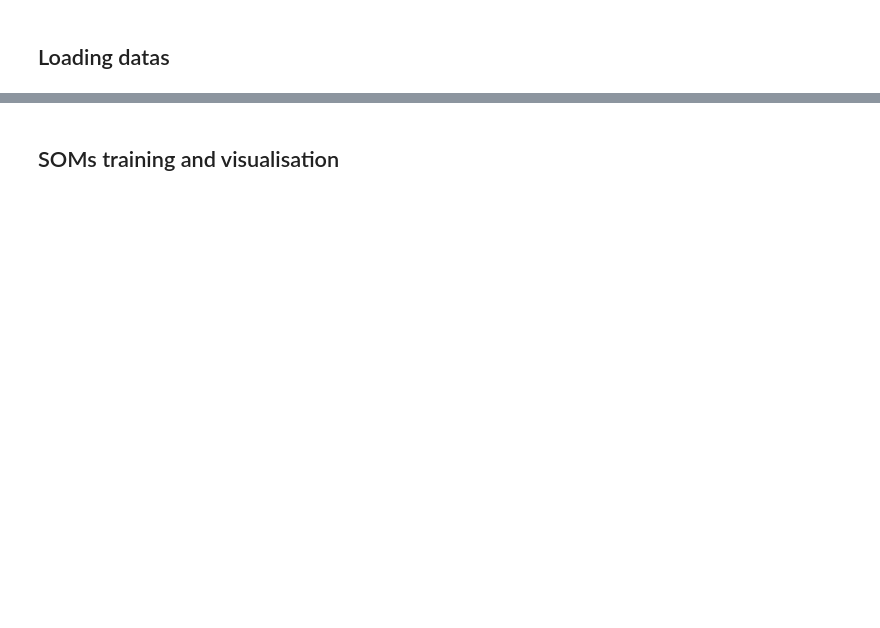
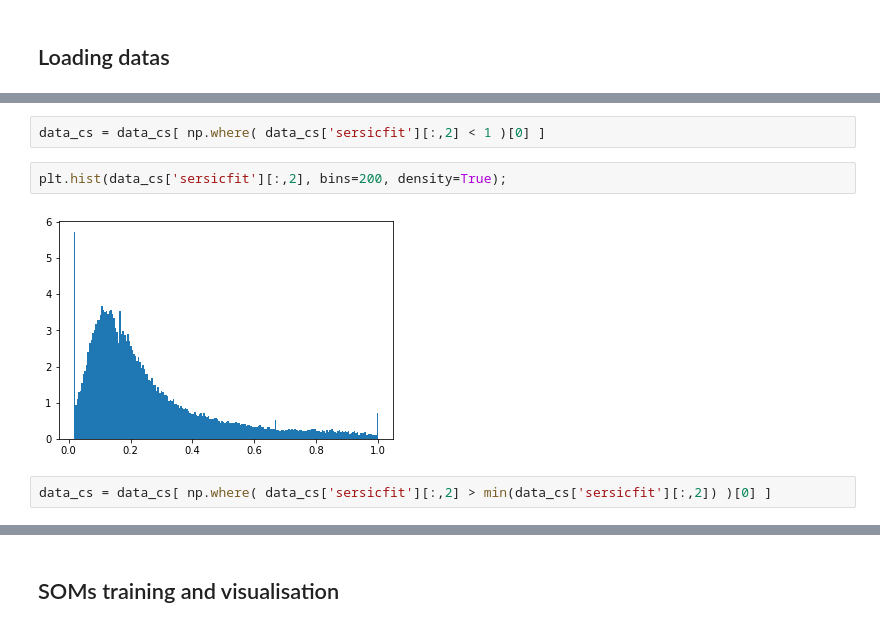
Before and after one commit to Oliv2398/SOMs-in-astrophysics, a Jupyter notebook: SOMs_colors.ipynb, the cells around one changed output, grey strips where cells are left out. Drawn from its saved outputs; the diff is of its cells as text; blank space fills up the shorter version.

```diff
--- a/SOMs_colors.ipynb
+++ b/SOMs_colors.ipynb
@@ -308,0 +422,8 @@ choice_cs.shape
+# %%
+data_cs = data_cs[ np.where( data_cs['sersicfit'][:,2] < 1 )[0] ]
+# %%
+plt.hist(data_cs['sersicfit'][:,2], bins=200, density=True);
+# %% [output]
+[figure, added]
+# %%
+data_cs = data_cs[ np.where( data_cs['sersicfit'][:,2] > min(data_cs['sersicfit'][:,2]) )[0] ]
```
Also changed, not shown: parts of 68 cells of this notebook.
